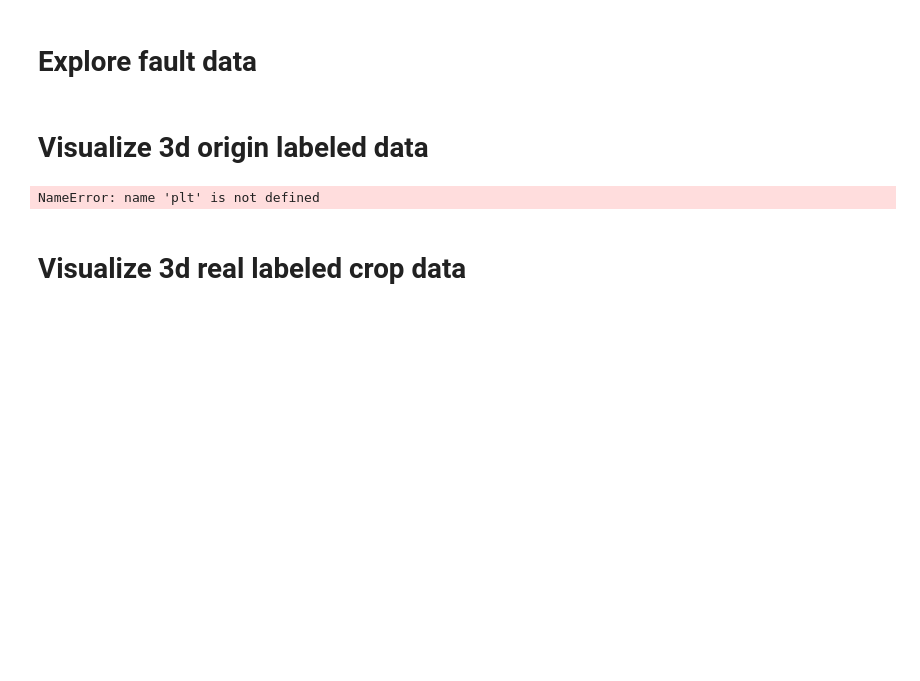
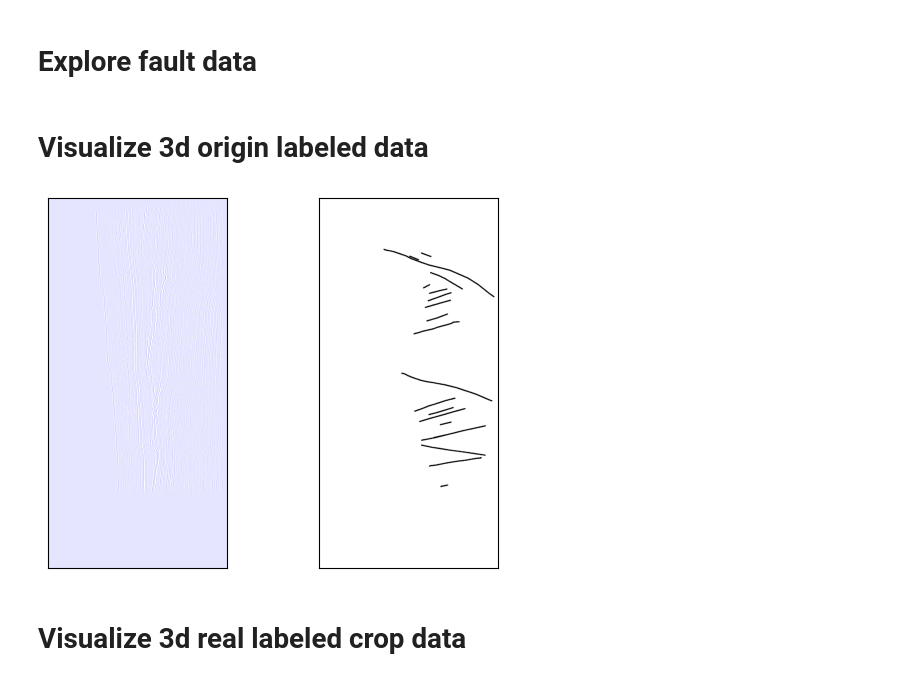
Before and after one commit to Kinlyran/Fault_Recong_zzr, a Jupyter notebook: data_explore.ipynb, the cells around one changed output. Drawn from its saved outputs; the diff is of its cells as text; code cells hidden in the pictures; blank space fills up the shorter version.

```diff
--- a/data_explore.ipynb
+++ b/data_explore.ipynb
@@ -11,21 +11,21 @@ import segyio
 # Visualize 3d origin labeled data
 # %%
 root_path = '/home/zhangzr/FaultRecongnition/Fault_data/public_data/precessed'
-ori_seis = np.load(os.path.join(root_path, 'seistrain.npy'))
-ori_label = np.load(os.path.join(root_path, 'faulttrain.npy'))
+ori_seis = np.load(os.path.join(root_path, 'seisval.npy'))
+ori_label = np.load(os.path.join(root_path, 'faultval.npy'))
 # %%
-slice_id = 500
+slice_id = 10
 plt.subplot(1,2,1)
-fig = plt.imshow(ori_seis[slice_id,:,:], cmap='binary')
+fig = plt.imshow(ori_seis[slice_id,:,:], cmap='seismic')
 fig.axes.xaxis.set_visible(False)
 fig.axes.yaxis.set_visible(False)
 plt.subplot(1,2,2)
 fig = plt.imshow(ori_label[slice_id,:,:], cmap='binary')
 fig.axes.xaxis.set_visible(False)
 fig.axes.yaxis.set_visible(False)
 plt.show()
 # %% [output]
-NameError: name 'plt' is not defined
+[figure, added]
 # %%
 root_path = "/home/zhangzr/FaultRecongnition/Fault_data/real_labeled_data"
 ori_seis = segyio.tools.cube(os.path.join(root_path, 'mig_fill.sgy'))
```
Also changed, not shown: parts of 6 cells of this notebook, 3 other files.
